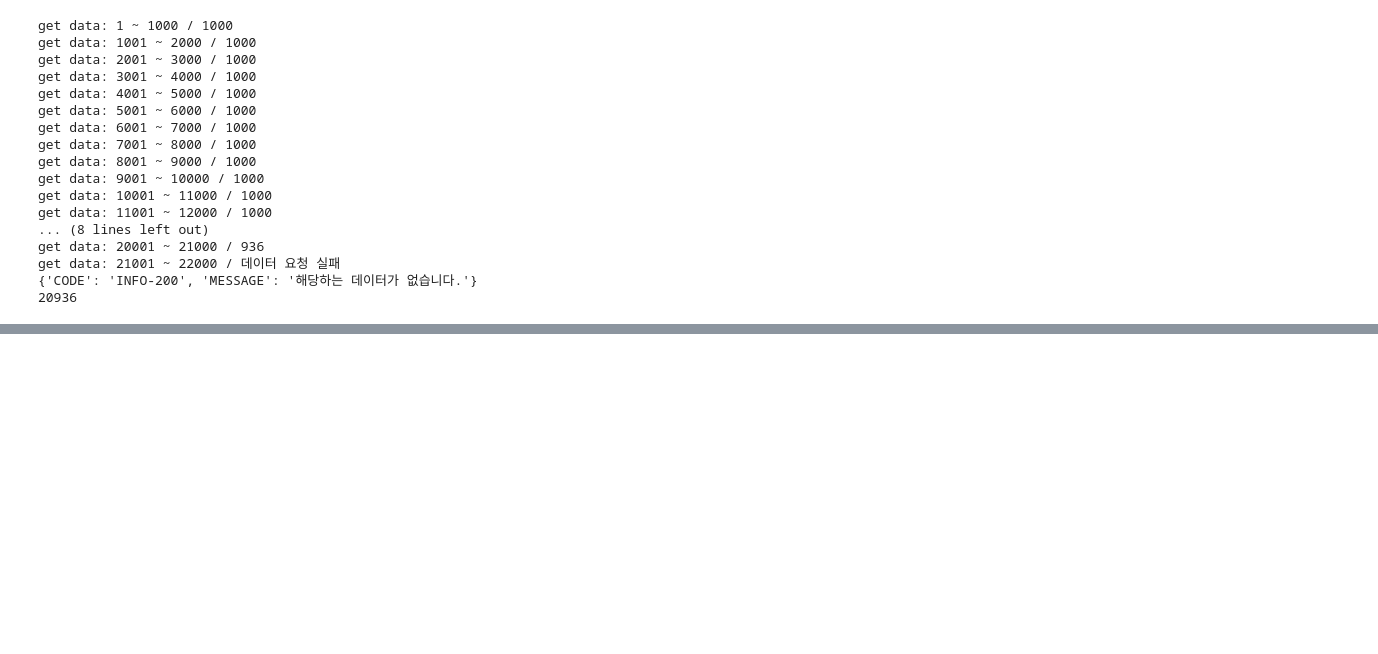
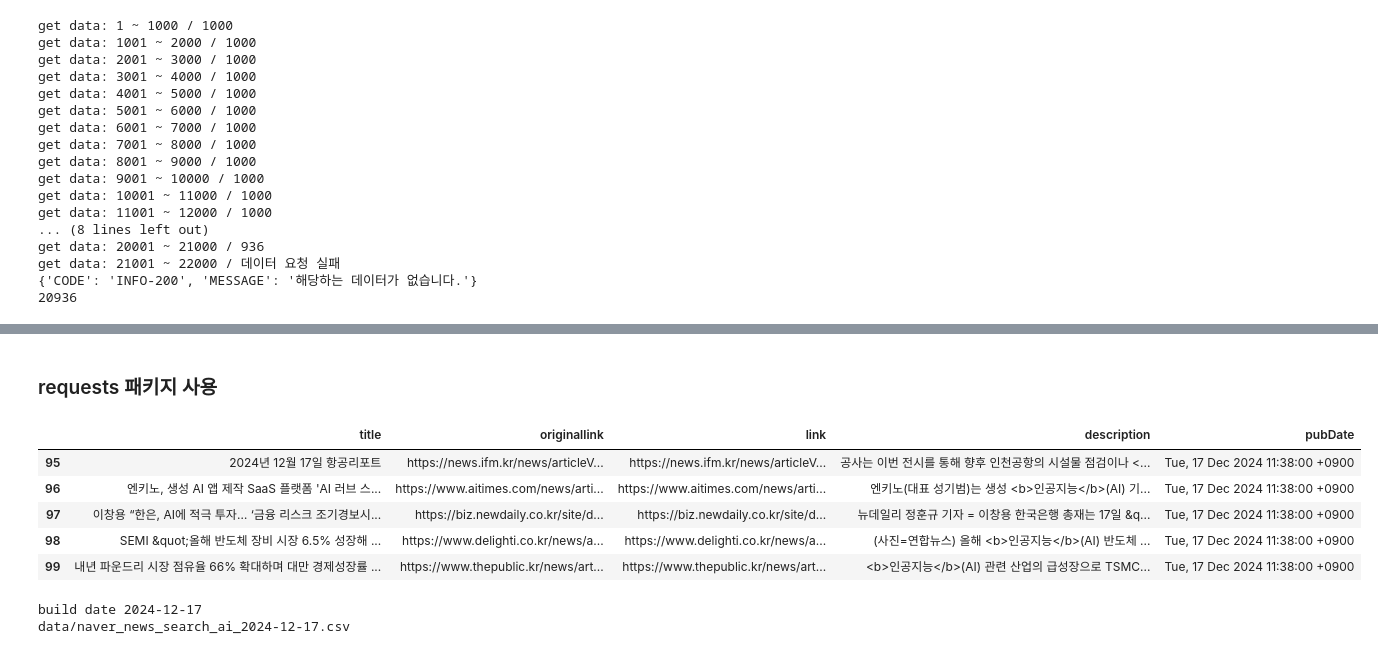
Before and after one commit to vhf1030/wanted-potenup, a Jupyter notebook: 5_데이터_수집.ipynb, the cells around one changed output, grey strips where cells are left out. Saved outputs shown, nothing was run; the diff lists cells and outputs as text; code cells hidden in the pictures; blank space fills up the shorter version.

```diff
--- a/5_데이터_수집.ipynb
+++ b/5_데이터_수집.ipynb
@@ -298,0 +469,67 @@ df_data.groupby("bikeNo").count().sort_values('regDttm', ascending=False)
+# %% [markdown]
+### requests 패키지 사용
+# %%
+import os
+import sys
+import requests
+import json
+import pandas as pd
+if os.getcwd() not in sys.path:
+    sys.path.append(os.getcwd())
+from config import keys
+
+# 1. url을 만든다
+headers = {
+    'X-Naver-Client-Id': keys.NAVER_CLIENT_ID,
+    'X-Naver-Client-Secret': keys.NAVER_CLIENT_SECRET
+}
+params = {
+    'query': "인공지능",
+    'display': 100,
+    'start': 1
+}
+url = f"https://openapi.naver.com/v1/search/news"
+
+# 2. 데이터를 요청한다
+response = requests.get(url, headers=headers, params=params)
+res_code = response.status_code
+# response.text
+if rescode==200:
+    result = response.json()
+else:
+    print("Error Code:" + rescode)
+
+# 3. 데이터를 추출한다
+data = result['items']
+
+# 4. 데이터 프레임으로 만든다
+df_data = pd.DataFrame(data)
+df_data.tail()
+# %% [output]
+|  | title | originallink | link | description | pubDate |
+| 95 | 2024년 12월 17일 항공리포트 | https://news.ifm.kr/news/articleV... | https://news.ifm.kr/news/articleV... | 공사는 이번 전시를 통해 향후 인천공항의 시설물 점검이나 <... | Tue, 17 Dec 2024 11:38:00 +0900 |
+| 96 | 엔키노, 생성 AI 앱 제작 SaaS 플랫폼 'AI 러브 스... | https://www.aitimes.com/news/arti... | https://www.aitimes.com/news/arti... | 엔키노(대표 성기범)는 생성 <b>인공지능</b>(AI) 기... | Tue, 17 Dec 2024 11:38:00 +0900 |
+| 97 | 이창용 “한은, AI에 적극 투자… ‘금융 리스크 조기경보시... | https://biz.newdaily.co.kr/site/d... | https://biz.newdaily.co.kr/site/d... | 뉴데일리 정훈규 기자 = 이창용 한국은행 총재는 17일 &q... | Tue, 17 Dec 2024 11:38:00 +0900 |
+| 98 | SEMI &quot;올해 반도체 장비 시장 6.5% 성장해 ... | https://www.delighti.co.kr/news/a... | https://www.delighti.co.kr/news/a... | (사진=연합뉴스) 올해 <b>인공지능</b>(AI) 반도체 ... | Tue, 17 Dec 2024 11:38:00 +0900 |
+| 99 | 내년 파운드리 시장 점유율 66% 확대하며 대만 경제성장률 ... | https://www.thepublic.kr/news/art... | https://www.thepublic.kr/news/art... | <b>인공지능</b>(AI) 관련 산업의 급성장으로 TSMC... | Tue, 17 Dec 2024 11:38:00 +0900 |
+# %%
+from datetime import datetime
+
+date_time_str = result['lastBuildDate']
+date_time_obj = datetime.strptime(date_time_str, '%a, %d %b %Y %H:%M:%S %z')
+
+# 데이터 저장
+print('build date', str(date_time_obj).split()[0])
+f_name = f"data/naver_news_search_ai_{str(date_time_obj).split()[0]}.csv"
+print(f_name)
+df_data.to_csv(f_name, index=False)
+
+# 각 열의 의미
+# title: 뉴스 기사의 제목. 제목에서 검색어와 일치하는 부분은 <b> 태그로 감싸져 있습니다.
+# originallink: 뉴스 기사 원문의 URL
+# link: 뉴스 기사의 네이버 뉴스 URL. 네이버에 제공되지 않은 기사라면 기사 원문의 URL을 반환합니다.
+# description: 뉴스 기사의 내용을 요약한 패시지 정보. 패시지 정보에서 검색어와 일치하는 부분은 <b> 태그로 감싸져 있습니다.
+# pubDate: 뉴스 기사가 네이버에 제공된 시간. 네이버에 제공되지 않은 기사라면 기사 원문이 제공된 시간을 반환합니다.
+# %% [output]
+build date 2024-12-17
+data/naver_news_search_ai_2024-12-17.csv
```
Also changed, not shown: parts of 18 cells of this notebook, 3 other files.
